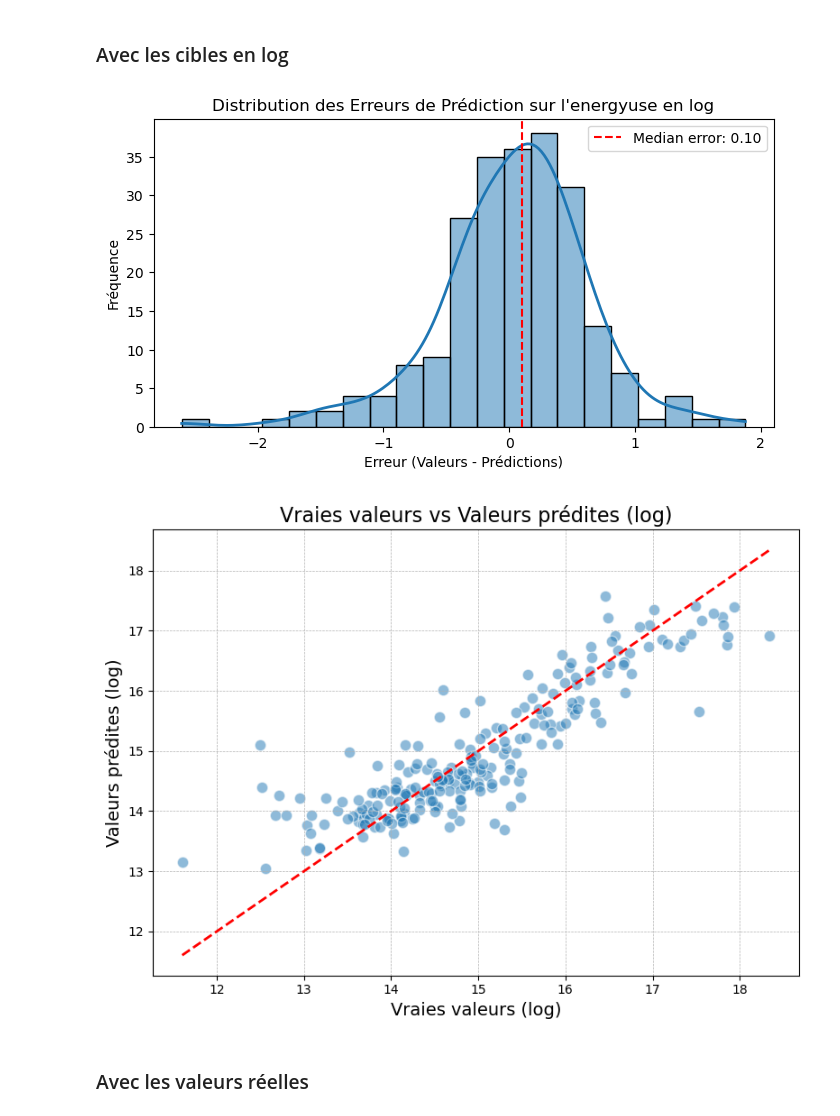
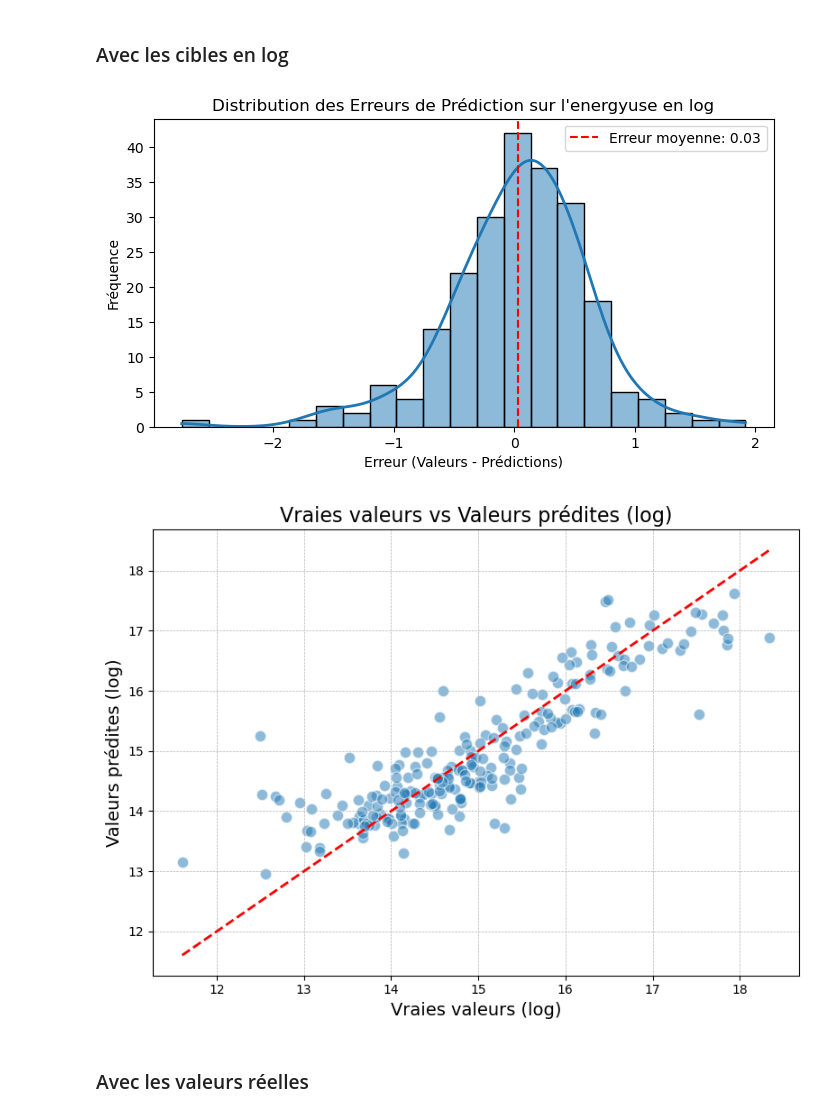
Before and after one commit to Stely-data/OC-Projet-4, a Jupyter notebook: Deveau_Estelle_2_notebook_prediction_EnergyUse_022024.ipynb, the cells around one changed output. Cells and saved outputs as stored; diff of their text form; code cells hidden in the pictures.

```diff
--- a/Deveau_Estelle_2_notebook_prediction_EnergyUse_022024.ipynb
+++ b/Deveau_Estelle_2_notebook_prediction_EnergyUse_022024.ipynb
@@ -353,8 +280,7 @@ df.drop(columns=['NumberofFloors','NumberOfPropertyUseTypes'], inplace=True)
 # %%
 # Sélection des variables explicatives et des variables cibles
 features = df.drop(['TotalGHGEmissions', 'SiteEnergyUseWN(kBtu)', 'Log_TotalGHGEmissions', 'Log_SiteEnergyUseWN', 'ENERGYSTARScore',
-                    'NumberOfPropertyUseTypes', 'PropertyGFAParking', 'NumberofBuildings'], axis=1)
-#   , 'NumberofFloors'
+                    'PropertyGFAParking', 'NumberofBuildings'], axis=1)
 target = df['Log_SiteEnergyUseWN']
 
 # Transformation des variables catégorielles en variables numériques (encodage one-hot)
@@ -1045,24 +965,24 @@ Ensemble de test : RMSE = 0.59, R² = 0.77, MAE = 0.44, SMAPE = 2.97%
 # %%
 # Calcul des erreurs
 errors = y_test - y_test_pred
 
 # Calcul de l'erreur moyenne
-med_error = np.median(errors)
+mean_error = np.mean(errors)
 
 # Visualisation de la distribution des erreurs
 # Couleurs de la palette tab10
 colors_tab10 = plt.cm.tab10(np.arange(10))
 plt.figure(figsize=(8, 4))
 sns.histplot(errors, kde=True, color=colors_tab10[0], line_kws={'color': colors_tab10[1], 'linewidth': 2})
-plt.axvline(med_error, color='red', linestyle='--', label=f'Median error: {med_error:.2f}')
+plt.axvline(mean_error, color='red', linestyle='--', label=f'Erreur moyenne: {mean_error:.2f}')
 plt.title('Distribution des Erreurs de Prédiction sur l\'energyuse en log')
 plt.xlabel('Erreur (Valeurs - Prédictions)')
 plt.ylabel('Fréquence')
 plt.legend()
 
 plt.show()
 # %% [output]
-[figure, old version]
+[figure, new version]
 # %%
 plt.figure(figsize=(8, 6))  # Augmenter la taille du graphique
 plt.scatter(y_test, y_test_pred, alpha=0.5, edgecolors='w', s=80)  # Ajouter des bords blancs pour mieux distinguer les points superposés
@@ -1075,7 +995,7 @@ plt.grid(True, which='minor', linestyle=':', linewidth=0.5, alpha=0.7)  # Grille
 plt.tight_layout()  # Ajuste automatiquement les sous-graphiques pour bien remplir la figure
 plt.show()
 # %% [output]
-[figure, old version]
+[figure, new version]
 # %% [markdown]
 ### Avec les valeurs réelles
 # %%
```
Also changed, not shown: parts of 130 cells of this notebook.
